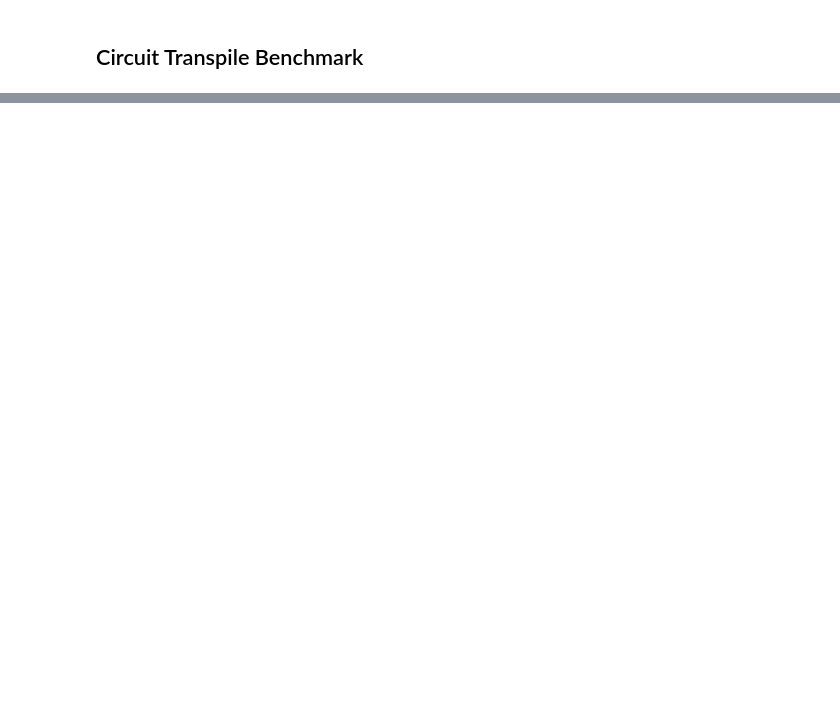
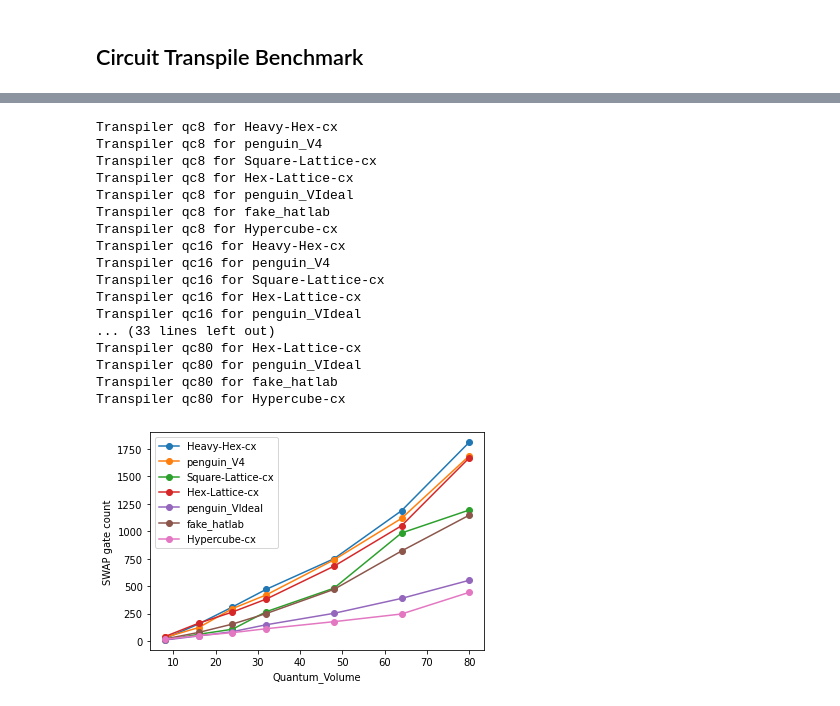
Before and after one commit to Pitt-JonesLab/clonk_transpilation, a Jupyter notebook: benchmark_suite/main.ipynb, the cells around one changed output, grey strips where cells are left out. Cells and saved outputs as stored; diff of their text form; code cells hidden in the pictures; blank space fills up the shorter version.

```diff
--- a/benchmark_suite/main.ipynb
+++ b/benchmark_suite/main.ipynb
@@ -116 +136,27 @@ Important data- note that the hypercube inserts more swaps than hatlab (172 vs 1
+# %%
+from backend_suite_v2 import topology_backends
+from circuit_suite import circuits
+circuit_gen = circuits["Quantum_Volume"]
+benchmark(backends=topology_backends, circuit_generator=circuit_gen, continuously_save=True)
+#plot(topology_backends, circuit_gen.label, parameter="duration")
+plot(topology_backends, circuit_gen.label, parameter="swap_count")
+# %% [output]
+Transpiler qc8 for Heavy-Hex-cx
+Transpiler qc8 for penguin_V4
+Transpiler qc8 for Square-Lattice-cx
+Transpiler qc8 for Hex-Lattice-cx
+Transpiler qc8 for penguin_VIdeal
+Transpiler qc8 for fake_hatlab
+Transpiler qc8 for Hypercube-cx
+Transpiler qc16 for Heavy-Hex-cx
+Transpiler qc16 for penguin_V4
+Transpiler qc16 for Square-Lattice-cx
+Transpiler qc16 for Hex-Lattice-cx
+Transpiler qc16 for penguin_VIdeal
+... (33 lines left out)
+Transpiler qc80 for Hex-Lattice-cx
+Transpiler qc80 for penguin_VIdeal
+Transpiler qc80 for fake_hatlab
+Transpiler qc80 for Hypercube-cx
+[figure, added]
 # %%
```
Also changed, not shown: parts of 18 cells of this notebook, 43 other files.
